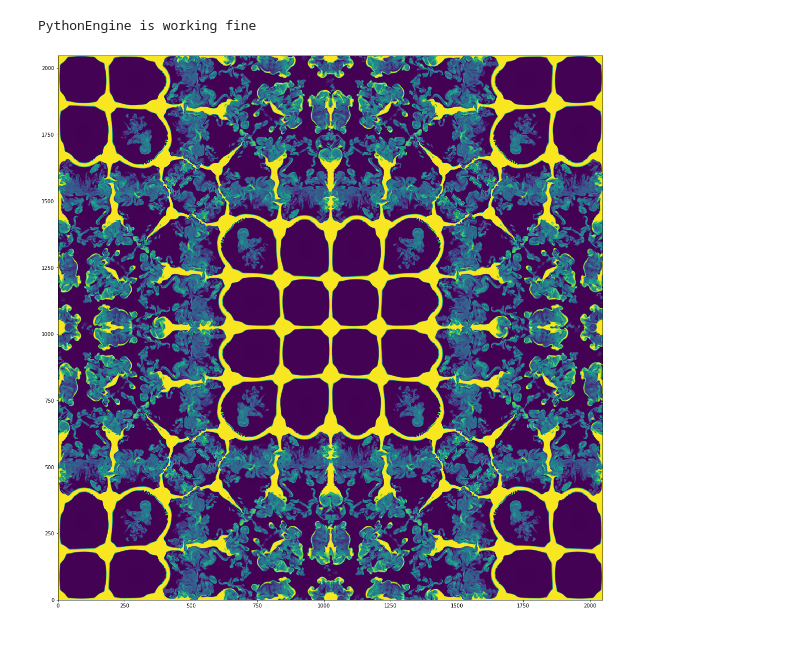
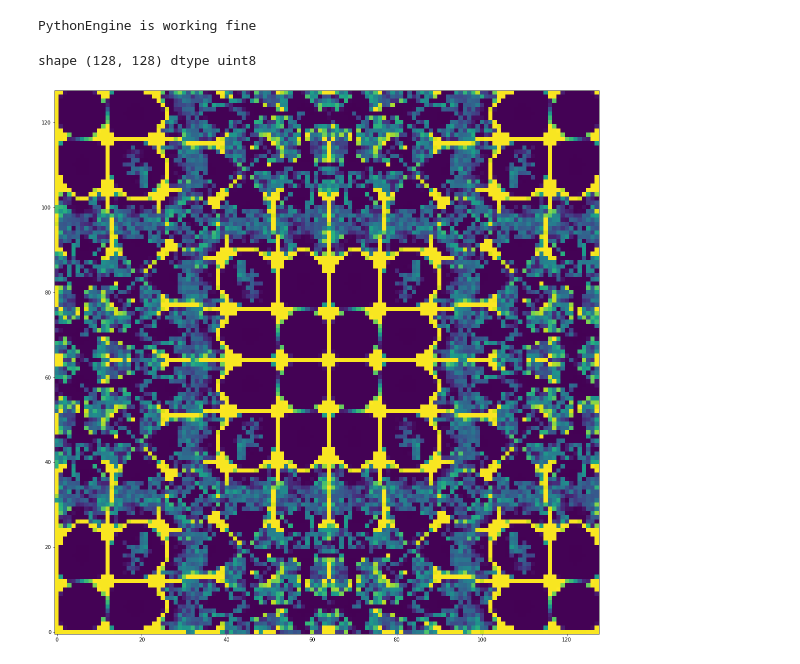
Before and after one commit to ComputingElevatedLab/sciviscourse, a Jupyter notebook: jupyter/ReadAndView.ipynb, the cells around one changed output. Saved outputs shown, nothing was run; the diff lists cells and outputs as text; code cells hidden in the pictures.

```diff
--- a/jupyter/ReadAndView.ipynb
+++ b/jupyter/ReadAndView.ipynb
@@ -34,13 +32,13 @@ def readData(
     resolution=dataset.getMaxResolution()):
 
     access=dataset.createAccess()
-    query=BoxQuery(dataset,field, time,ord('r'))
+    query=BoxQuery(dataset, field, time,ord('r'))
     query.logic_box=logic_box
+    query.end_resolutions.push_back(resolution)
     dataset.beginQuery(query)
     dataset.executeQuery(access,query)
 
-    data=Array.toNumPy(query.buffer,bSqueeze=True,bShareMem=True)
-#    data,__bounds__=dataset.readData(logic_box,time=time,field=field,resolution=resolution)
+    data=Array.toNumPy(query.buffer,bSqueeze=True,bShareMem=False)
     return data
 
 def showData(data):
@@ -49,9 +47,11 @@ def showData(data):
     ax.imshow(data, origin='lower')
     plt.show()
 # %%
-data=readData(logic_box=BoxNi(PointNi(0,0,1024),PointNi(2048,2048,1025)),resolution=24)
-data=numpy.reshape(data,data.shape[0:2]) # YXC drop last component which is the channel (==1)
-#print("shape",data.shape,"dtype",data.dtype)
+data=readData(logic_box=BoxNi(PointNi(0,0,1024),PointNi(2048,2048,1025)),resolution=21)
+#data=numpy.reshape(data,data.shape[0:2]) # YXC drop last component which is the channel (==1)
+print("shape",data.shape,"dtype",data.dtype)
+#data=readData(resolution=12)
 showData(data)
 # %% [output]
+shape (128, 128) dtype uint8
-[figure, old version]
+[figure, new version]
```
Also changed, not shown: parts of 1 cell of this notebook.
